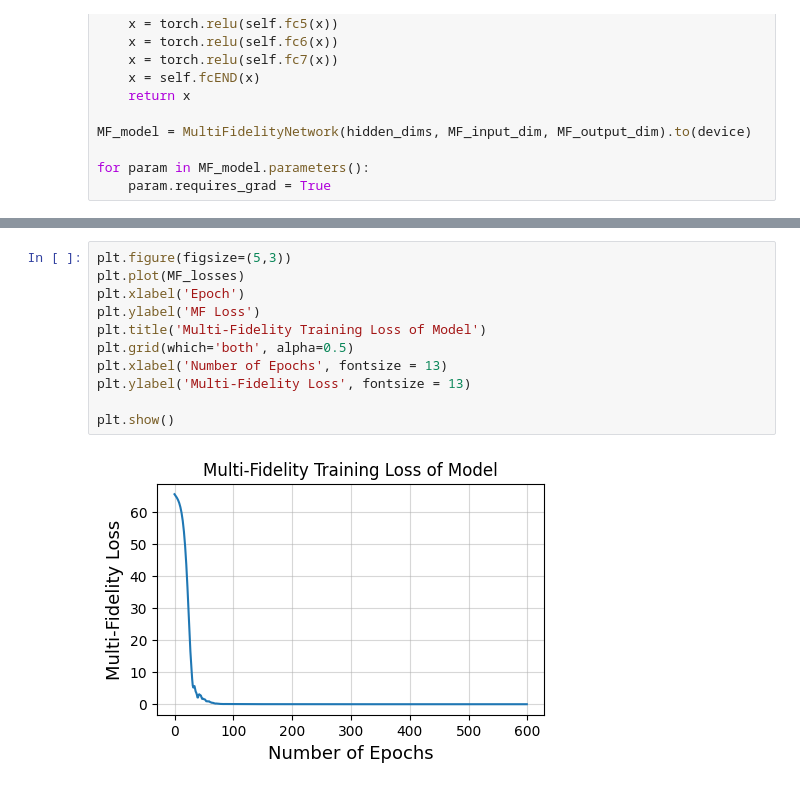
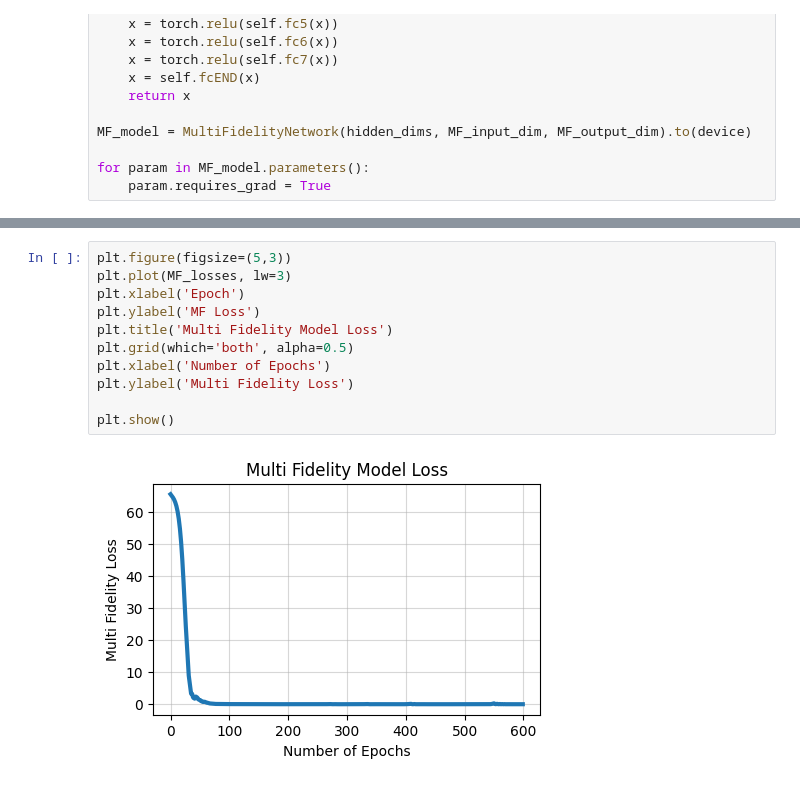
Before and after one commit to emjanser/Thesis_Workspace, a Jupyter notebook: Codes/Neural Networks PyTorch/MFNN/Synthetic Performance Testing/Second_Noncontinous.ipynb, the cells around one changed output, grey strips where cells are left out. Saved outputs shown, nothing was run; the diff lists cells and outputs as text.

```diff
--- a/Codes/Neural Networks PyTorch/MFNN/Synthetic Performance Testing/Second_Noncontinous.ipynb
+++ b/Codes/Neural Networks PyTorch/MFNN/Synthetic Performance Testing/Second_Noncontinous.ipynb
@@ -333,16 +331,16 @@ Epoch [600/600], Loss: 0.0000
 # %%
 plt.figure(figsize=(5,3))
-plt.plot(MF_losses)
+plt.plot(MF_losses, lw=3)
 plt.xlabel('Epoch')
 plt.ylabel('MF Loss')
-plt.title('Multi-Fidelity Training Loss of Model')
+plt.title('Multi Fidelity Model Loss')
 plt.grid(which='both', alpha=0.5)
-plt.xlabel('Number of Epochs', fontsize = 13)
-plt.ylabel('Multi-Fidelity Loss', fontsize = 13)
+plt.xlabel('Number of Epochs')
+plt.ylabel('Multi Fidelity Loss')
 
 plt.show()
 # %% [output]
-[figure, old version]
+[figure, new version]
 # %%
 # Put models
 LF_model.eval()
```
Also changed, not shown: parts of 5 cells of this notebook, 22 other files.
